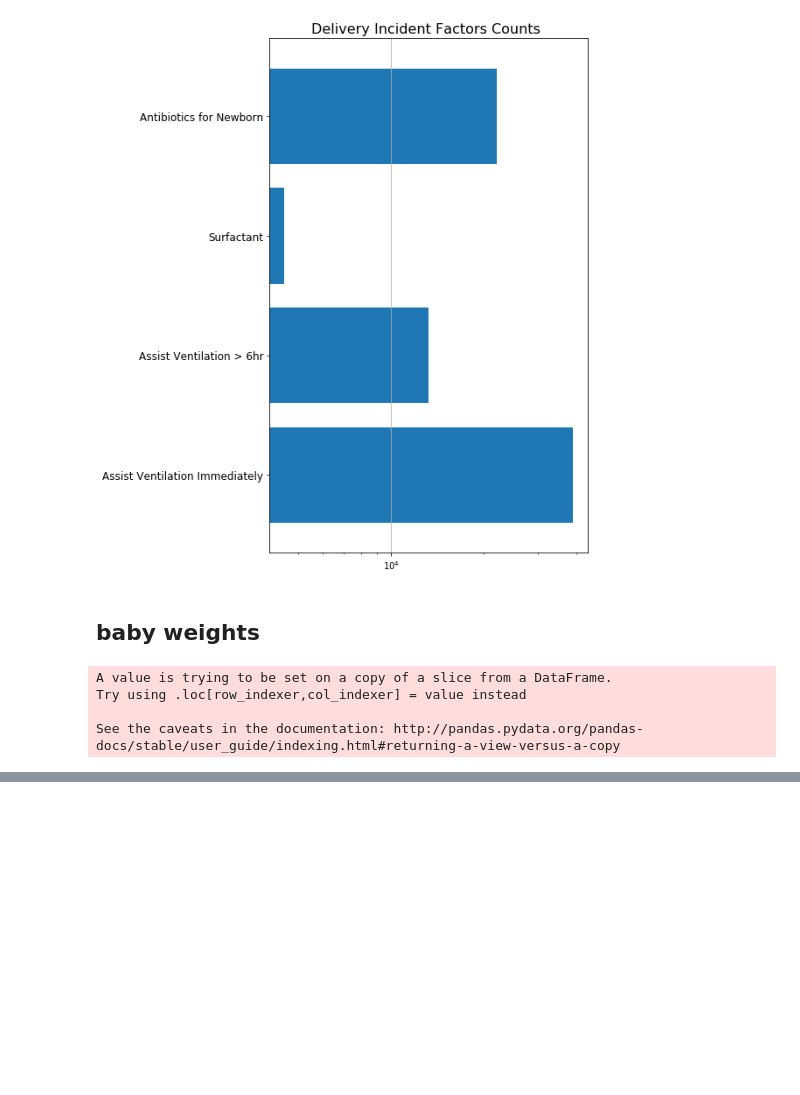
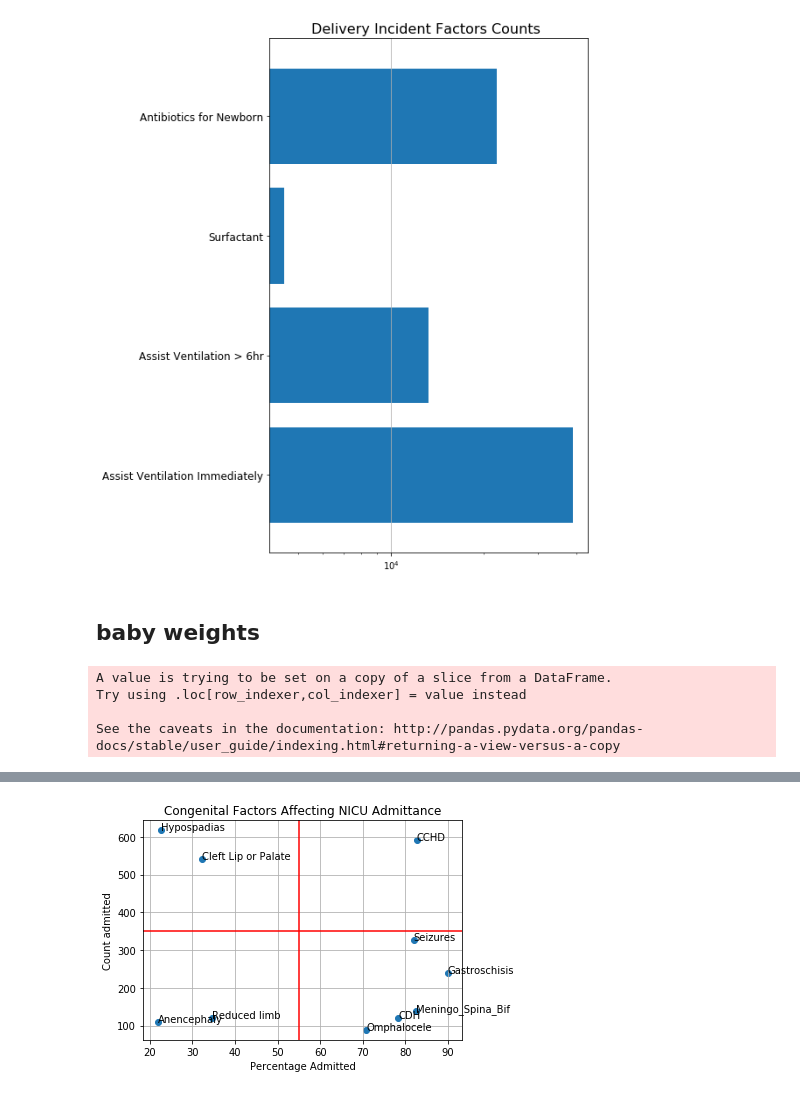
Before and after one commit to mkwasnica/CDC_capstone, a Jupyter notebook: notebooks/MK_Visualization.ipynb, the cells around one changed output, grey strips where cells are left out. Saved outputs shown, nothing was run; the diff lists cells and outputs as text; code cells hidden in the pictures; blank space fills up the shorter version.

```diff
--- a/notebooks/MK_Visualization.ipynb
+++ b/notebooks/MK_Visualization.ipynb
@@ -859,0 +864,41 @@ saveplt('baby_wt_barpct')
+# %%
+cnames_list = ['seizures',
+       'anencephaly', 'meningo_spina_bif', 'cyn_cong_heart_disease',
+       'cong_diaph_hernia', 'omphalocele', 'gastroschisis',
+       'limb_reduc_defect', 'cleft_lip_or_palate',
+        'hypospadias']
+fullnames_list =['Seizures',
+       'Anencephaly', 'Meningo_Spina_Bif', 'CCHD',
+       'CDH', 'Omphalocele', 'Gastroschisis',
+       'Reduced limb', 'Cleft Lip or Palate',
+        'Hypospadias']
+# prep = pd.concat(map( lambda cname: remove_category( births_nou, cname ), cnames_list ))
+test = pd.concat(map( lambda cname: make_pctdf( births_nou, cname ), cnames_list ))
+test2 = pd.concat(map( lambda cname: make_cntdf( births_nou, cname ), cnames_list ))
+# %%
+def plt_scatter2(df_x,df_y,title):
+    x = pd.DataFrame(df_x[0])
+    x = x.reset_index()
+    y = pd.DataFrame(df_y)
+    y = y.reset_index()
+
+    plt.scatter(x = df_x[0], y = test2, )
+    plt.title(title)
+    plt.xlabel('Percentage Admitted')
+    plt.ylabel('Count admitted')
+
+    # plt.axhline(y=8.7/100, color='r', linestyle='-')
+    plt.axvline(x = 55, color='r', linestyle='-')
+    plt.axhline(y = 350, color='r', linestyle='-')
+    plt.grid()
+
+    for i, txt in enumerate(fullnames_list):
+        plt.annotate(txt, (x[0][i], y['admit_NICU'][i]))
+
+    plt.tight_layout(rect = (0,0,1,1))
+
+    saveplt(title)
+# %%
+plt_scatter2(test,test2,'Congenital Factors Affecting NICU Admittance')
+# %% [output]
+[figure, added]
```
Also changed, not shown: parts of 11 cells of this notebook, 11 other files.
